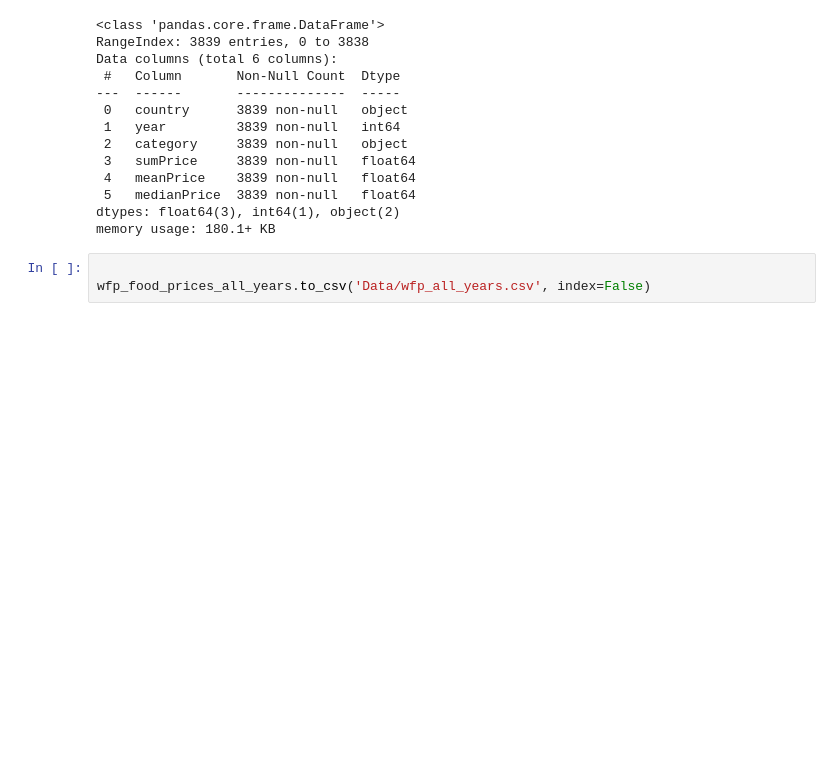
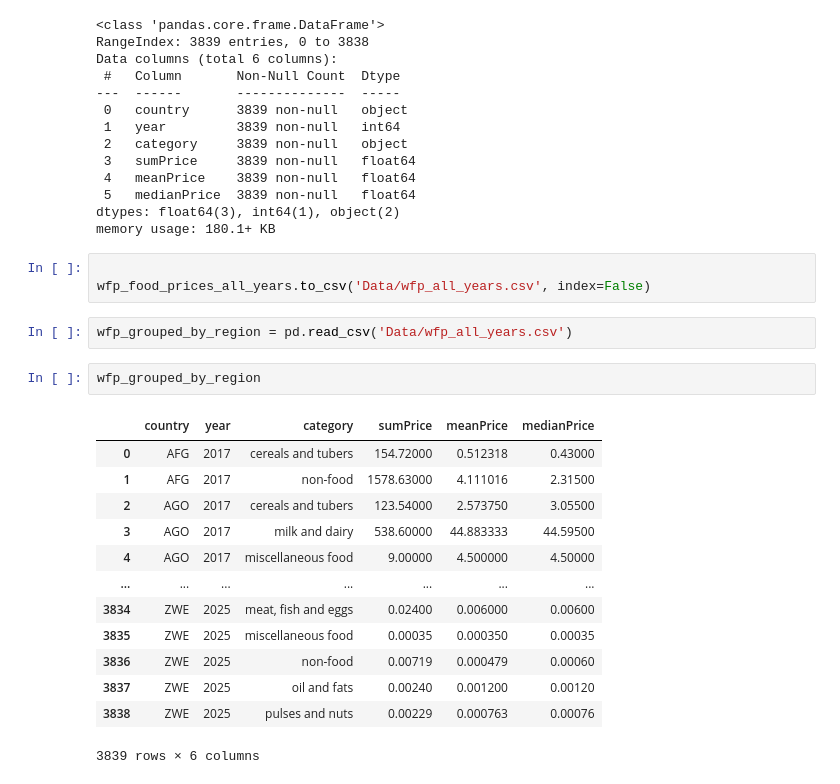
Before and after one commit to pavelvlpavlov/food_diets_eda, a Jupyter notebook: data_prep.ipynb, the cells around one changed output. Drawn from its saved outputs; the diff is of its cells as text; blank space fills up the shorter version.

```diff
--- a/data_prep.ipynb
+++ b/data_prep.ipynb
@@ -181,3 +181,21 @@ memory usage: 180.1+ KB
 # %%
 
 wfp_food_prices_all_years.to_csv('Data/wfp_all_years.csv', index=False)
+# %%
+wfp_grouped_by_region = pd.read_csv('Data/wfp_all_years.csv')
+# %%
+wfp_grouped_by_region
+# %% [output]
+|  | country | year | category | sumPrice | meanPrice | medianPrice |
+| 0 | AFG | 2017 | cereals and tubers | 154.72000 | 0.512318 | 0.43000 |
+| 1 | AFG | 2017 | non-food | 1578.63000 | 4.111016 | 2.31500 |
+| 2 | AGO | 2017 | cereals and tubers | 123.54000 | 2.573750 | 3.05500 |
+| 3 | AGO | 2017 | milk and dairy | 538.60000 | 44.883333 | 44.59500 |
+| 4 | AGO | 2017 | miscellaneous food | 9.00000 | 4.500000 | 4.50000 |
+| ... | ... | ... | ... | ... | ... | ... |
+| 3834 | ZWE | 2025 | meat, fish and eggs | 0.02400 | 0.006000 | 0.00600 |
+| 3835 | ZWE | 2025 | miscellaneous food | 0.00035 | 0.000350 | 0.00035 |
+| 3836 | ZWE | 2025 | non-food | 0.00719 | 0.000479 | 0.00060 |
+| 3837 | ZWE | 2025 | oil and fats | 0.00240 | 0.001200 | 0.00120 |
+| 3838 | ZWE | 2025 | pulses and nuts | 0.00229 | 0.000763 | 0.00076 |
+3839 rows × 6 columns
```
Also changed, not shown: parts of 6 cells of this notebook, 3 other files.
